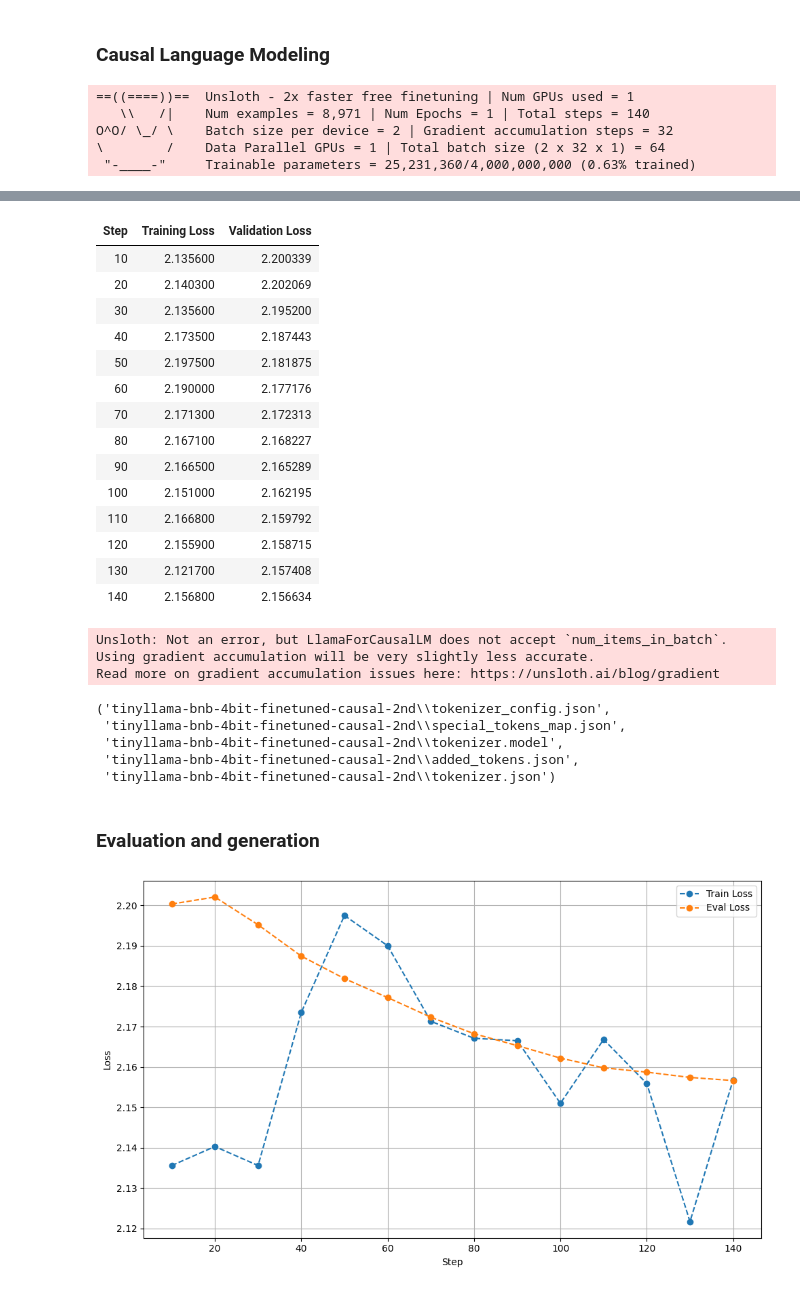
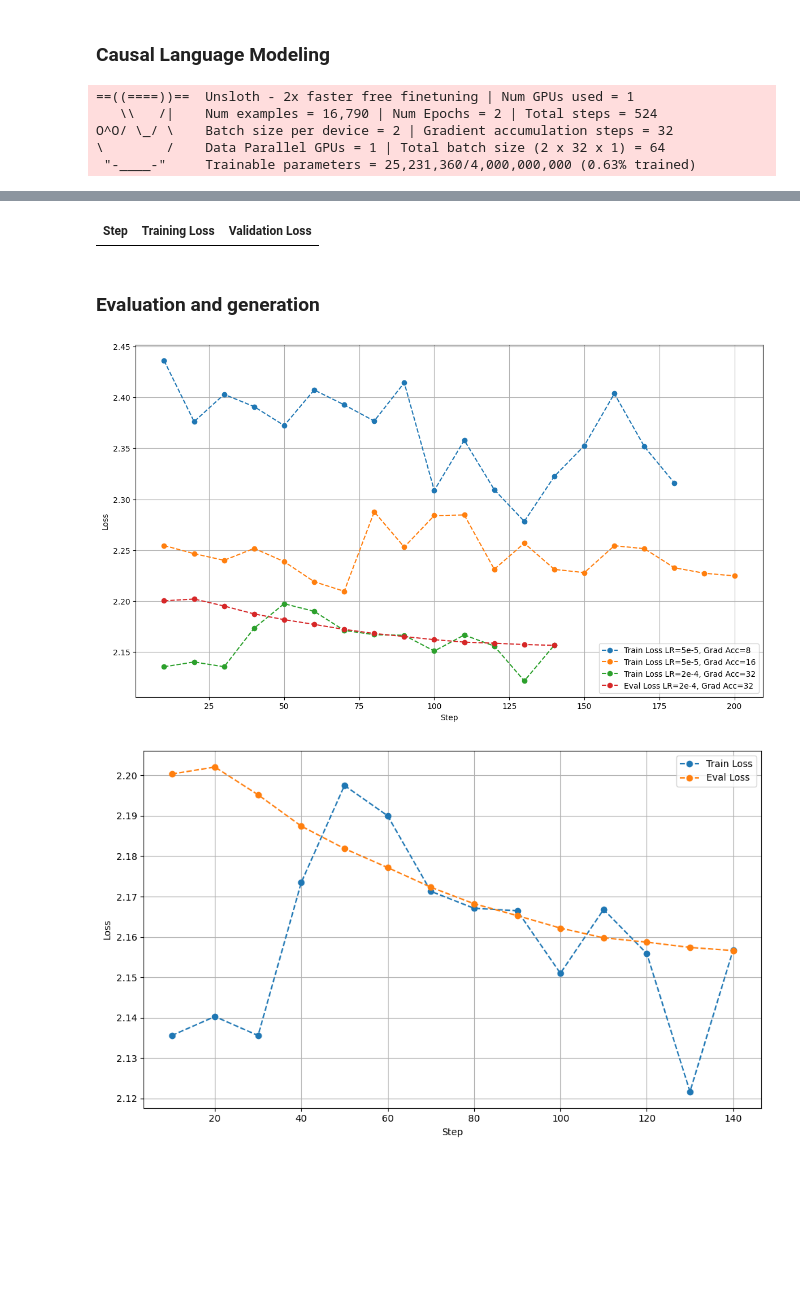
Before and after one commit to zuza571/AI-Generated-CTI, a Jupyter notebook: generator.ipynb, the cells around one changed output, grey strips where cells are left out. Saved outputs shown, nothing was run; the diff lists cells and outputs as text; code cells hidden in the pictures; blank space fills up the shorter version.

```diff
--- a/generator.ipynb
+++ b/generator.ipynb
@@ -19,7 +19,7 @@ dtype = None            # autodetect
 load_in_4bit = True     # enable 4-bit quantization to reduce memory usage
 
 model, tokenizer = FastLanguageModel.from_pretrained(
-    model_name=f"{model_name}-finetuned-causal-2nd", # if want to download: model_name=f"unsloth/{model_name}"
+    model_name=f"{model_name}-finetuned-causal-3rd", # if want to download: model_name=f"unsloth/{model_name}"
     max_seq_length=max_seq_length,
     dtype=dtype,
     load_in_4bit=load_in_4bit,
@@ -209,7 +277,7 @@ O^O/ \_/ \    Batch size per device = 2 | Gradient accumulation steps = 4
 def tokenize_function(example):
     return tokenizer(example["text"], truncation=True, padding=True, max_length=max_seq_length)
 
-tokenized_dataset = dataset.map(tokenize_function, batched=True, remove_columns=["text"])
+tokenized_dataset = final_dataset.map(tokenize_function, batched=True, remove_columns=["text"])
 
 train_dataset = tokenized_dataset["train"]
 eval_dataset = tokenized_dataset["test"]
@@ -235,13 +303,12 @@ trainer = Trainer(
         gradient_accumulation_steps=32,  # simulates larger batch size without increasing memory usage
         warmup_ratio = 0.1,
 
-        num_train_epochs=1,  # default; anything more than 3 is not optimal
-        # max_steps=60,
-        learning_rate=2e-4,  # try 1e-4, 2e-5 or 5e-5
+        num_train_epochs=2,  # default; anything more than 3 is not optimal
+        learning_rate=2e-5,  # try 1e-4, 2e-5 or 5e-5
         max_grad_norm=1.0,
 
         logging_steps=10,
-        eval_steps=10,
+        eval_steps=20,
         eval_strategy="steps",
         metric_for_best_model="eval_loss",
         load_best_model_at_end=True,
@@ -252,19 +319,19 @@ trainer = Trainer(
         weight_decay=0.1,
         lr_scheduler_type="linear",
         seed=3407,
-        output_dir="results_causal-2nd",
+        output_dir="results_causal-3rd",
         report_to = "none",
     ),
 )
 
 trainer_stats = trainer.train()
 
-finetuned_model = f"{model_name}-finetuned-causal-2nd"
+finetuned_model = f"{model_name}-finetuned-causal-3rd"
 model.save_pretrained(finetuned_model)
 tokenizer.save_pretrained(finetuned_model)
 # %% [output]
 ==((====))==  Unsloth - 2x faster free finetuning | Num GPUs used = 1
-   \\   /|    Num examples = 8,971 | Num Epochs = 1 | Total steps = 140
+   \\   /|    Num examples = 16,790 | Num Epochs = 2 | Total steps = 524
 O^O/ \_/ \    Batch size per device = 2 | Gradient accumulation steps = 32
 \        /    Data Parallel GPUs = 1 | Total batch size (2 x 32 x 1) = 64
  "-____-"     Trainable parameters = 25,231,360/4,000,000,000 (0.63% trained)
@@ -272,28 +339,37 @@ O^O/ \_/ \    Batch size per device = 2 | Gradient accumulation steps = 32
 | Step | Training Loss | Validation Loss |
-| 10 | 2.135600 | 2.200339 |
-| 20 | 2.140300 | 2.202069 |
-| 30 | 2.135600 | 2.195200 |
-| 40 | 2.173500 | 2.187443 |
-| 50 | 2.197500 | 2.181875 |
-| 60 | 2.190000 | 2.177176 |
-| 70 | 2.171300 | 2.172313 |
-| 80 | 2.167100 | 2.168227 |
-| 90 | 2.166500 | 2.165289 |
-| 100 | 2.151000 | 2.162195 |
-| 110 | 2.166800 | 2.159792 |
-| 120 | 2.155900 | 2.158715 |
-| 130 | 2.121700 | 2.157408 |
-| 140 | 2.156800 | 2.156634 |
-Unsloth: Not an error, but LlamaForCausalLM does not accept `num_items_in_batch`.
-Using gradient accumulation will be very slightly less accurate.
-Read more on gradient accumulation issues here: https://unsloth.ai/blog/gradient
-('tinyllama-bnb-4bit-finetuned-causal-2nd\\tokenizer_config.json',
- 'tinyllama-bnb-4bit-finetuned-causal-2nd\\special_tokens_map.json',
- 'tinyllama-bnb-4bit-finetuned-causal-2nd\\tokenizer.model',
- 'tinyllama-bnb-4bit-finetuned-causal-2nd\\added_tokens.json',
- 'tinyllama-bnb-4bit-finetuned-causal-2nd\\tokenizer.json')
 # %% [markdown]
 ### Evaluation and generation
+# %%
+import matplotlib.pyplot as plt
+
+steps_1 = [10,20,30,40,50,60,70,80,90,100,110,120,130,140,150,160,170,180]
+loss_1 = [2.436,2.3762,2.403,2.3909,2.3724,2.4073,2.3927,2.3768,2.4144,2.3087,2.3579,2.3094,2.2783,2.3224,2.3527,2.4037,2.3517,2.316]
+
+steps_2 = [10,20,30,40,50,60,70,80,90,100,110,120,130,140,150,160,170,180,190,200]
+loss_2 = [2.2546,2.2466,2.2401,2.2518,2.2388,2.2191,2.2097,2.2877,2.2531,2.284,2.2846,2.2313,2.2569,2.2312,2.228,2.2544,2.2515,2.2328,2.2274,2.2248]
+
+steps_val = [10,20,30,40,50,60,70,80,90,100,110,120,130,140]
+train_loss_val = [2.1356,2.1403,2.1356,2.1735,2.1975,2.19,2.1713,2.1671,2.1665,2.151,2.1668,2.1559,2.1217,2.1568]
+val_loss_val = [2.200339,2.202069,2.1952,2.187443,2.181875,2.177176,2.172313,2.168227,2.165289,2.162195,2.159792,2.158715,2.157408,2.156634]
+
+plt.figure(figsize=(12,7))
+
+# Wykresy tylko train loss
+plt.plot(steps_1, loss_1, label="Train Loss LR=5e-5, Grad Acc=8", marker='o', linestyle='--')
+plt.plot(steps_2, loss_2, label="Train Loss LR=5e-5, Grad Acc=16", marker='o', linestyle='--')
+
+plt.plot(steps_val, train_loss_val, label="Train Loss LR=2e-4, Grad Acc=32", marker='o', linestyle='--')
+plt.plot(steps_val, val_loss_val, label="Eval Loss LR=2e-4, Grad Acc=32", marker='o', linestyle='--')
+
+plt.xlabel("Step")
+plt.ylabel("Loss")
+plt.legend()
+plt.grid(True)
+plt.tight_layout()
+plt.savefig("train_eval_loss_2nd_iter_all_hiperparams.svg")
+plt.show()
+# %% [output]
+[figure, added]
 # %%
 import matplotlib.pyplot as plt
 
```
Also changed, not shown: parts of 19 cells of this notebook, 1 other file.
